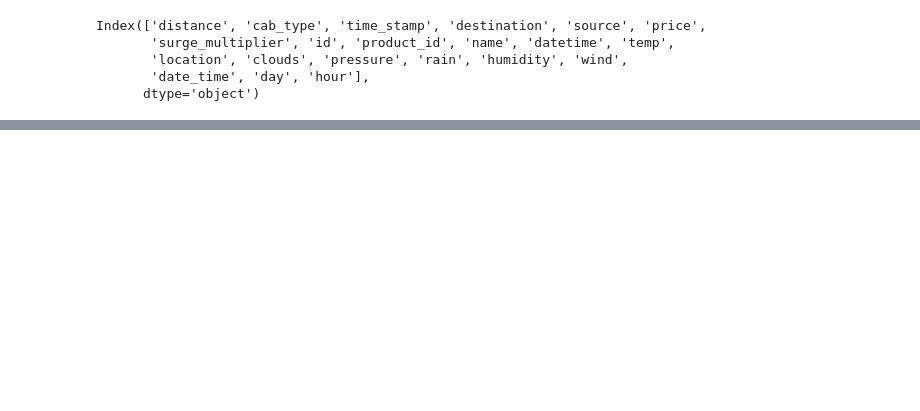
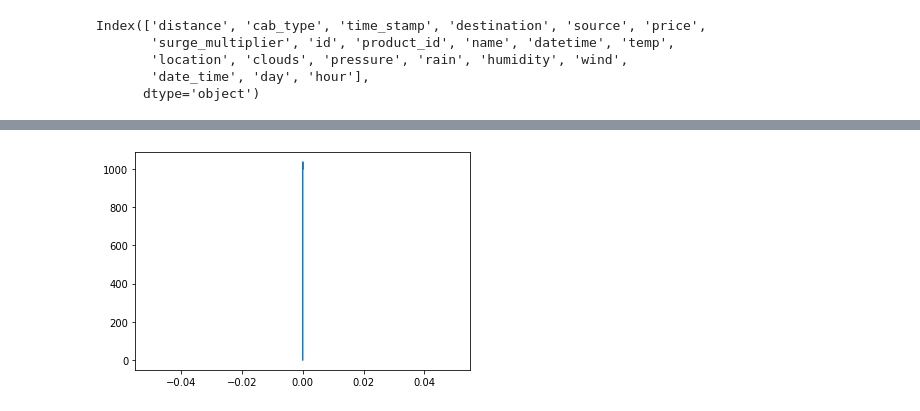
Before and after one commit to arjunbala1/project_test, a Jupyter notebook: uber_test.ipynb, the cells around one changed output, grey strips where cells are left out. Drawn from its saved outputs; the diff is of its cells as text; code cells hidden in the pictures; blank space fills up the shorter version.

```diff
--- a/uber_test.ipynb
+++ b/uber_test.ipynb
@@ -105,0 +124,7 @@ Index(['distance', 'cab_type', 'time_stamp', 'destination', 'source', 'price',
+# %%
+x=a['hour']
+y=a['pressure']
+plt.plot(x,y)
+plt.show()
+# %% [output]
+[figure, added]
```
Also changed, not shown: parts of 12 cells of this notebook.
